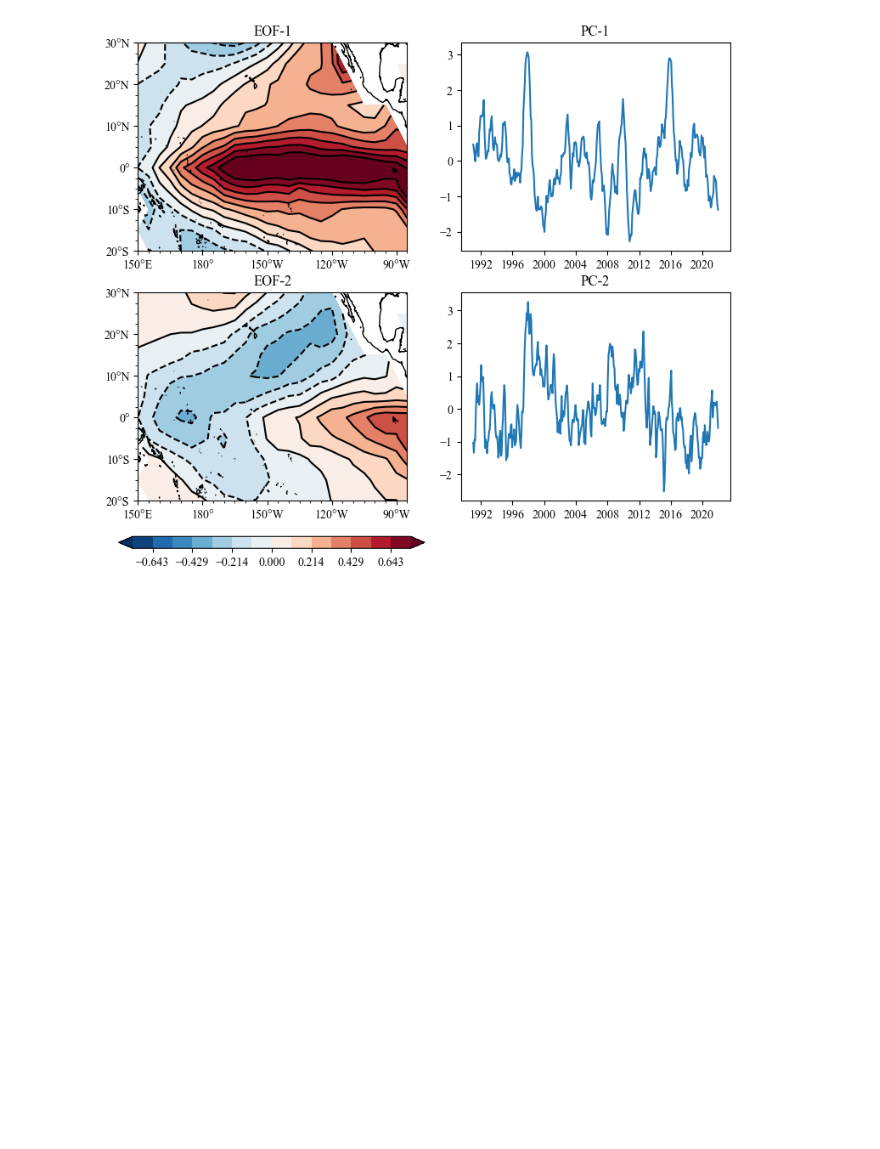
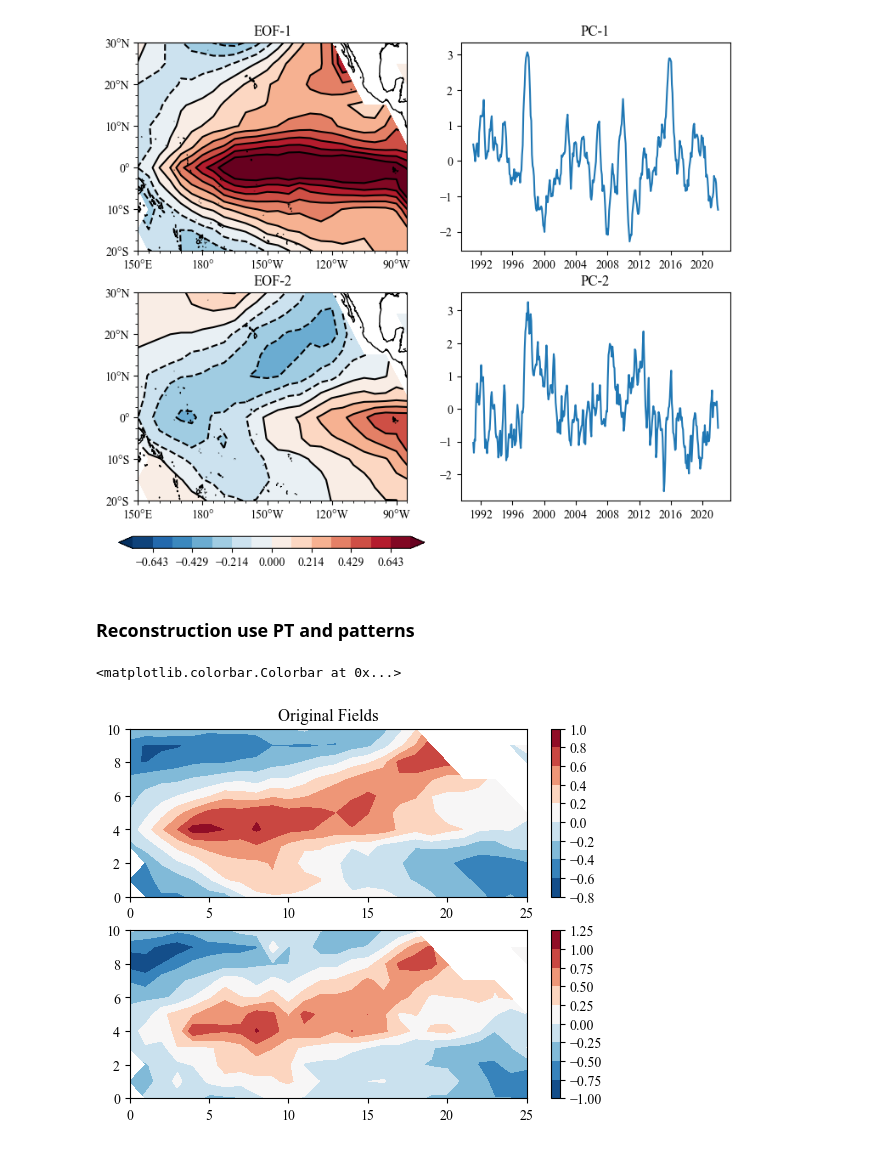
Before and after one commit to ZiluM/sacpy, a Jupyter notebook: docs/_sources/notebooks/EOF.ipynb, the cells around one changed output. Cells and saved outputs as stored; diff of their text form; code cells hidden in the pictures; blank space fills up the shorter version.

```diff
--- a/docs/_sources/notebooks/EOF.ipynb
+++ b/docs/_sources/notebooks/EOF.ipynb
@@ -81,3 +85,23 @@ fig.colorbar(m1,cax=cb_ax,orientation="horizontal")
 # %% [output]
 <matplotlib.colorbar.Colorbar at 0x...>
 [figure]
+# %% [markdown]
+### Reconstruction use PT and patterns
+# %%
+eof = scp.EOF(ssta)
+eof.solve()
+pc = eof.get_pc(npt=10)
+pt = eof.get_pt(npt=10)
+eof.load_pt(pt)
+res = eof.decoder(pc)
+plt.title("Reconstructed Fields")
+plt.subplot(211)
+plt.contourf(res[0])
+plt.colorbar()
+plt.title("Original Fields")
+plt.subplot(212)
+plt.contourf(ssta[0])
+plt.colorbar()
+# %% [output]
+<matplotlib.colorbar.Colorbar at 0x...>
+[figure, added]
```
Also changed, not shown: parts of 1 cell of this notebook, 6 other files.
